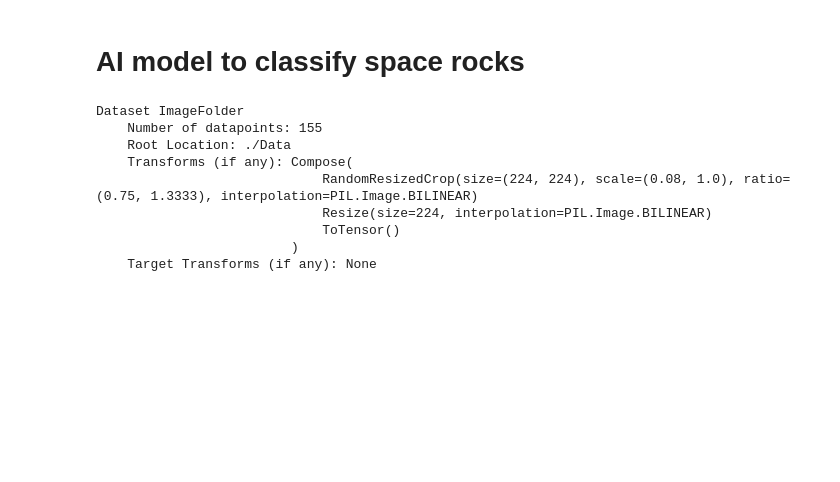
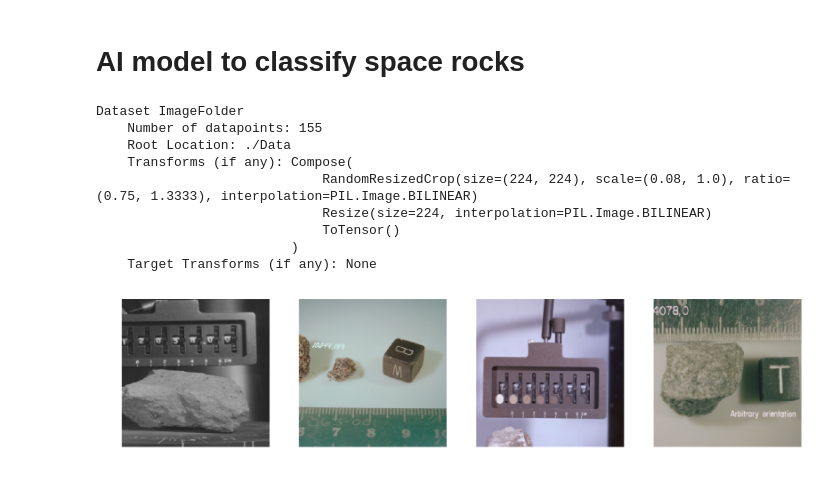
Before and after one commit to linqus/ClassifySpaceRocks, a Jupyter notebook: ClassifySpaceRockProgram.ipynb, the cells around one changed output. Drawn from its saved outputs; the diff is of its cells as text; code cells hidden in the pictures; blank space fills up the shorter version.

Commit message:
check images output after transform

```diff
--- a/ClassifySpaceRockProgram.ipynb
+++ b/ClassifySpaceRockProgram.ipynb
@@ -65,3 +65,41 @@ Dataset ImageFolder
                              ToTensor()
                          )
     Target Transforms (if any): None
+# %%
+test_transforms = transforms.Compose([
+  transforms.RandomResizedCrop(224),
+  transforms.Resize(224),
+  transforms.ToTensor(),
+])
+
+def get_random_images(num):
+  data = datasets.ImageFolder(data_dir,test_transforms)
+  classes = data.classes
+  indices = list(range(len(data)))
+  np.random.shuffle(indices)
+  idx = indices[:num]
+
+  from torch.utils.data.sampler import SubsetRandomSampler
+  from torch.utils.data import DataLoader
+  sampler = SubsetRandomSampler(idx)
+  loader = DataLoader(data,sampler=sampler,batch_size=num)
+
+  dataiter = iter(loader)
+  images, labels = dataiter.next()
+  return images, labels
+# %%
+images, labels = get_random_images(4)
+
+to_pil = transforms.ToPILImage()
+fig = plt.figure(figsize=(20,20))
+classes = trainloader.dataset.classes
+
+for image_index in range(len(images)):
+    image = to_pil(images[image_index])
+    sub = fig.add_subplot(2, 5, image_index+1)
+    plt.axis('off')
+    plt.imshow(image)
+
+plt.show()
+# %% [output]
+[figure, added]
```
